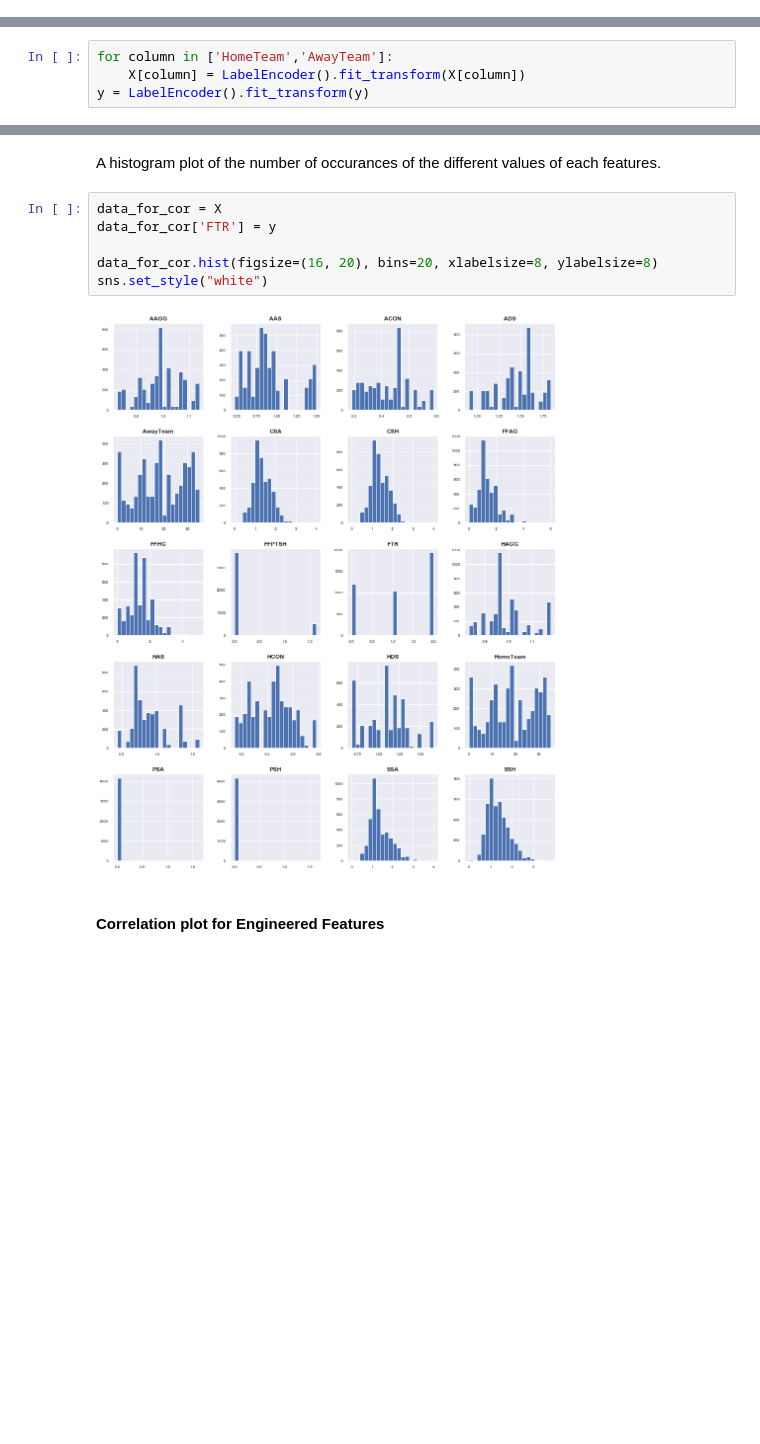
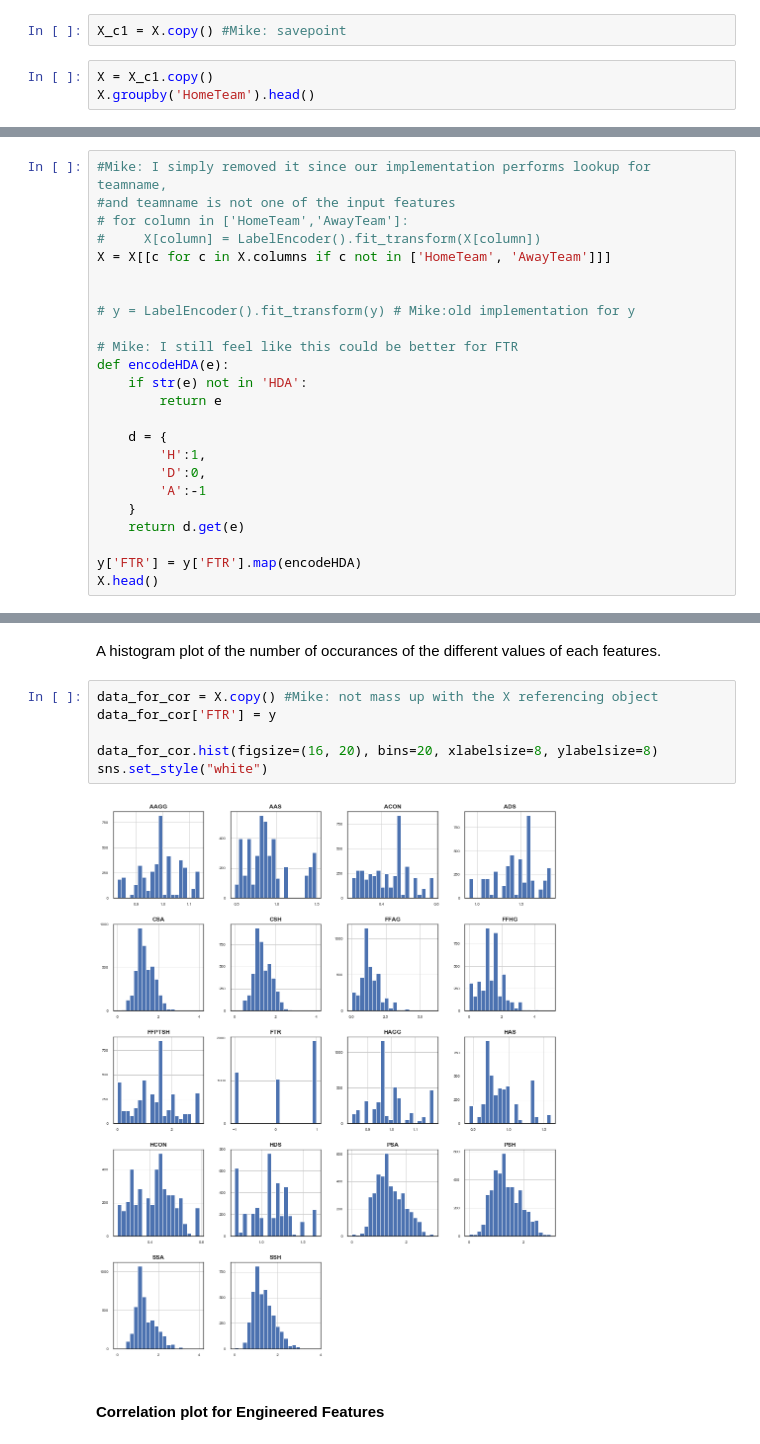
Before and after one commit to arundathi-shanthini/Beat-the-Bookie, a Jupyter notebook: Code/Beat The Bookie.ipynb, the cells around one changed output, grey strips where cells are left out. Cells and saved outputs as stored; diff of their text form; blank space fills up the shorter version.

```diff
--- a/Code/Beat The Bookie.ipynb
+++ b/Code/Beat The Bookie.ipynb
@@ -618,0 +730,5 @@ y.head()
+# %%
+X_c1 = X.copy() #Mike: savepoint
+# %%
+X = X_c1.copy()
+X.groupby('HomeTeam').head()
@@ -619,6 +775,26 @@ y.head()
 # %% [markdown]
 ### Label Encoding Categorical Columns
-# %%
-for column in ['HomeTeam','AwayTeam']:
-    X[column] = LabelEncoder().fit_transform(X[column])
-y = LabelEncoder().fit_transform(y)
+# %%
+#Mike: I simply removed it since our implementation performs lookup for teamname,
+#and teamname is not one of the input features
+# for column in ['HomeTeam','AwayTeam']:
+#     X[column] = LabelEncoder().fit_transform(X[column])
+X = X[[c for c in X.columns if c not in ['HomeTeam', 'AwayTeam']]]
+
+
+# y = LabelEncoder().fit_transform(y) # Mike:old implementation for y
+
+# Mike: I still feel like this could be better for FTR
+def encodeHDA(e):
+    if str(e) not in 'HDA':
+        return e
+
+    d = {
+        'H':1,
+        'D':0,
+        'A':-1
+    }
+    return d.get(e)
+
+y['FTR'] = y['FTR'].map(encodeHDA)
+X.head()
@@ -627,13 +810,13 @@ y = LabelEncoder().fit_transform(y)
 # %% [markdown]
 A histogram plot of the number of occurances of the different values of each features.
 # %%
-data_for_cor = X
+data_for_cor = X.copy() #Mike: not mass up with the X referencing object
 data_for_cor['FTR'] = y
 
 data_for_cor.hist(figsize=(16, 20), bins=20, xlabelsize=8, ylabelsize=8)
 sns.set_style("white")
 # %% [output]
-[figure, old version]
+[figure, new version]
 # %% [markdown]
 #### Correlation plot for Engineered Features
 # %% [markdown]
```
Also changed, not shown: parts of 58 cells of this notebook, 1 other file.
